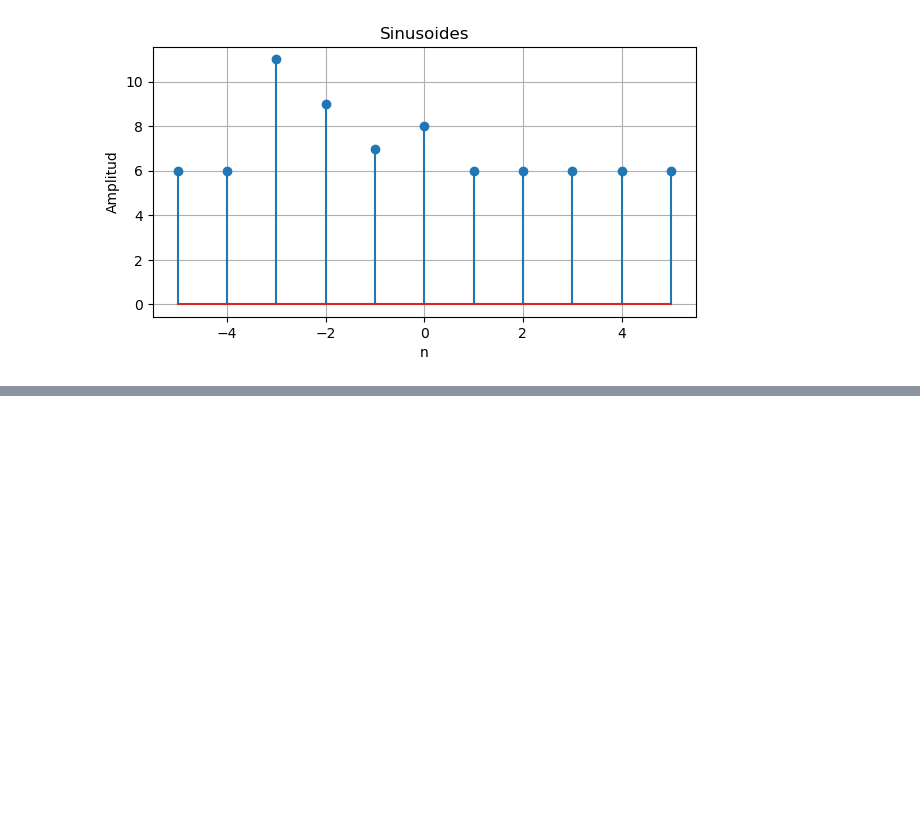
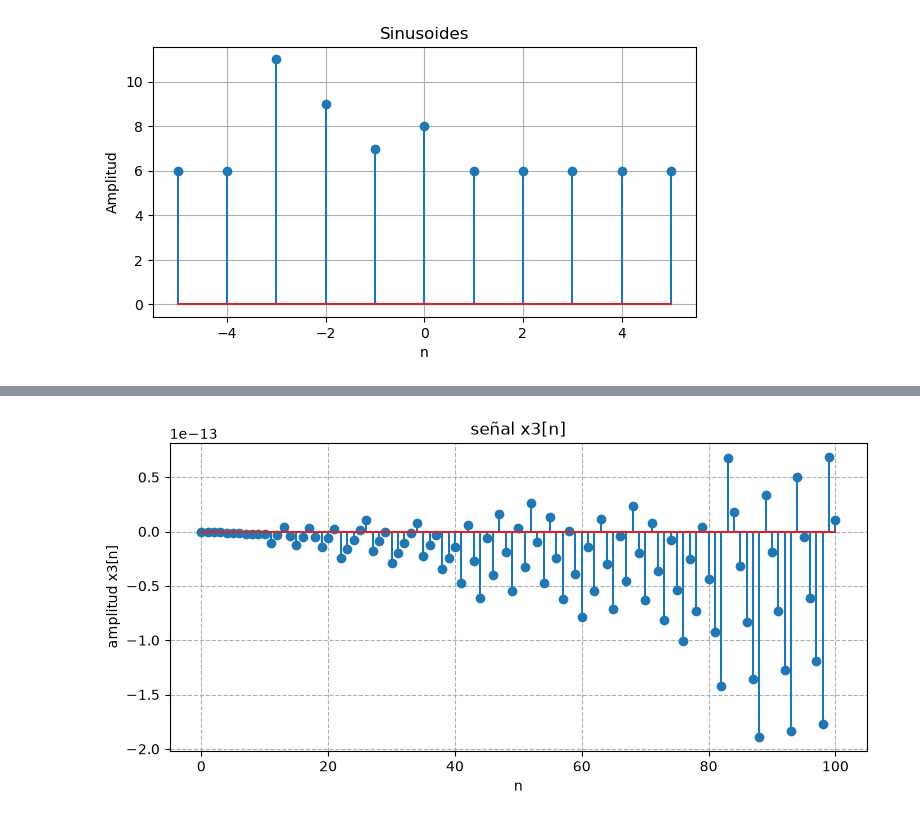
Before and after one commit to manuelahernandezb-ai/Biose-ales-Manuela_Hernandez, a Jupyter notebook: Practica_01_Python.ipynb, the cells around one changed output, grey strips where cells are left out. Saved outputs shown, nothing was run; the diff lists cells and outputs as text; code cells hidden in the pictures; blank space fills up the shorter version.

```diff
--- a/Practica_01_Python.ipynb
+++ b/Practica_01_Python.ipynb
@@ -252,0 +277,14 @@ B. El siguiente sistema arroja una secuencia definida entre −6≤𝑛≤6.
+# %%
+n=np.arange(0,101) #tomar valores exactos de 0 a 100(incluyendolo )
+señ_expo=np.exp(0.01*n)
+señ_sin= np.sin(2*np.pi*n)
+x3=señ_expo*señ_sin
+plt.figure(figsize=(9,4))
+plt.stem(n,x3)
+plt.title("señal x3[n]")
+plt.xlabel("n")
+plt.ylabel("amplitud x3[n]")
+plt.grid( linestyle="--")
+plt.show()
+# %% [output]
+[figure, added]
```
Also changed, not shown: parts of 16 cells of this notebook, 1 other file.
